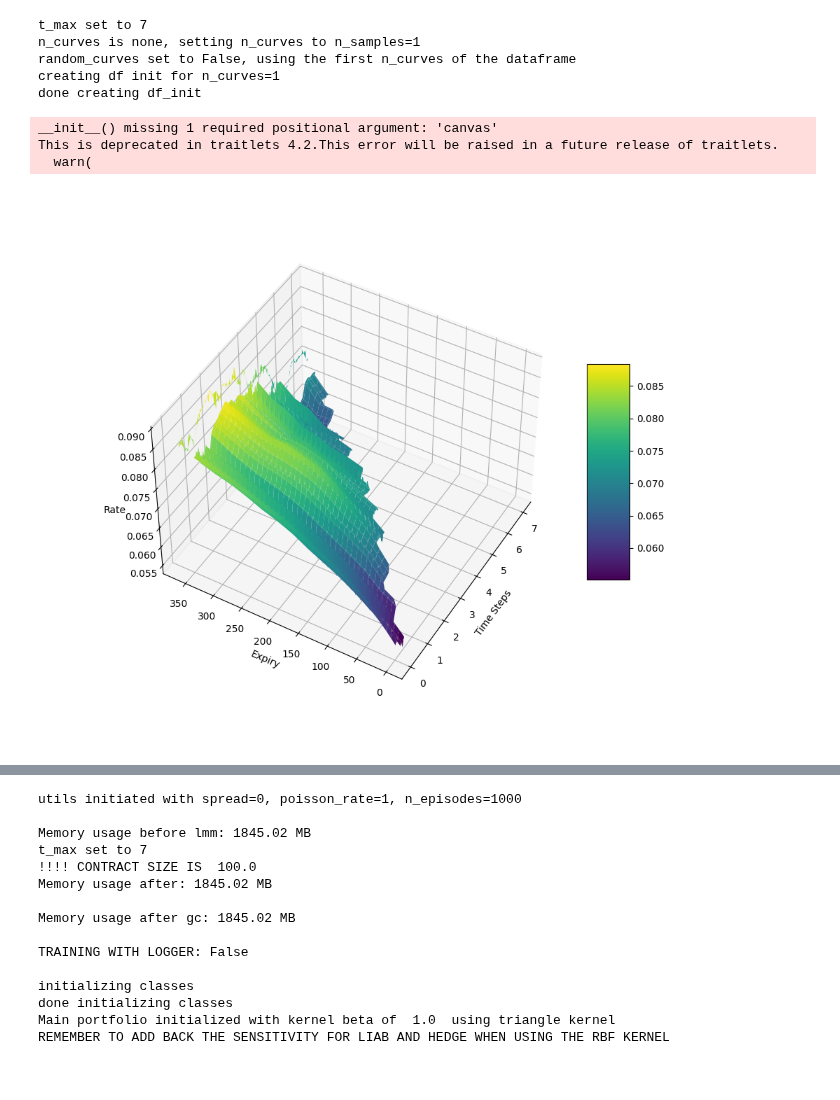
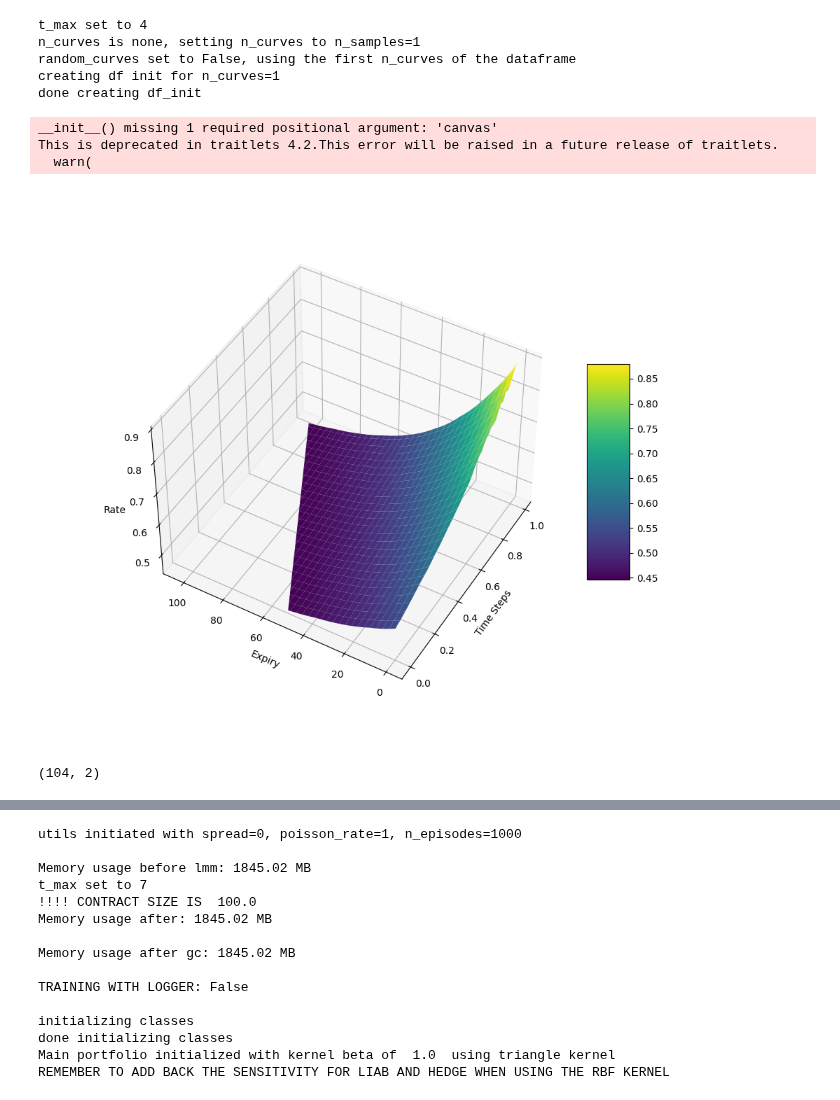
Before and after one commit to Dunkalot/gamma-vega-rl-hedging, a Jupyter notebook: test_rl.ipynb, the cells around one changed output, grey strips where cells are left out. Cells and saved outputs as stored; diff of their text form; code cells hidden in the pictures.

```diff
--- a/test_rl.ipynb
+++ b/test_rl.ipynb
@@ -17,23 +19,29 @@ FLAGS.mark_as_parsed()
 # %%
 from importlib import reload
 from environment import lmmsabr
+import matplotlib.pyplot as plt
 reload(lmmsabr)
-lmm = lmmsabr.LMMSABR(tenor=4, resolution=26)
-lmm.sample_starting_conditions()
+lmm = lmmsabr.LMMSABR(tenor=1, resolution=26)
+lmm.sample_starting_conditions(g_kwargs={'params':(0.04,0.1538,1.2447,0.0202)}, h_kwargs={'params':(1.1138, 0.0002,1.9833,0.3069)})
 lmm.prime()
+lmm.simulate(seed=3)
+lmm.get_swap_matrix()
+lmm.get_sabr_params()
+lmm.samples
+import numpy as np
+#np.sum(lmm.k_tensor_prod,axis=(2,3))
+#print(lmm.swap_idxs[0],lmm.swap_idxs[1])
+#lmm.plot(lmm.ttm_mat[np.ix_(lmm.swap_idxs[0],lmm.swap_idxs[1])]*lmm.alpha)
+#lmm.plot(np.sqrt(2*np.sum(lmm.V_terms,axis=(2,3)))/ (lmm.ttm_mat[np.ix_(lmm.swap_idxs[0],lmm.swap_idxs[1])]*lmm.alpha))
+lmm.plot(lmm.V)
+plt.show()
 # %% [output]
-t_max set to 7
+t_max set to 4
 n_curves is none, setting n_curves to n_samples=1
 random_curves set to False, using the first n_curves of the dataframe
 creating df init for n_curves=1
 done creating df_init
+__init__() missing 1 required positional argument: 'canvas'
+This is deprecated in traitlets 4.2.This error will be raised in a future release of traitlets.
+  warn(
+[figure, added]
-# %%
-from matplotlib import pyplot as plt
-lmm.simulate()
-lmm.plot(lmm.f_sim)
-plt.show()
-# %% [output]
-__init__() missing 1 required positional argument: 'canvas'
-This is deprecated in traitlets 4.2.This error will be raised in a future release of traitlets.
-  warn(
-[figure, removed]
@@ -39,0 +52,8 @@ This is deprecated in traitlets 4.2.This error will be raised in a future releas
+# %%
+lmm.get_swap_matrix()
+#print(lmm.swap_indices[1][0,0])
+#print(lmm.swap_indices[1][0,:])
+lmm.swap_indexer(lmm.s_mat_interp)[0,0]*lmm.W[0,0]
+(lmm.swap_indexer(lmm.s_mat_interp)[0,:]*lmm.W[0,:]).shape
+# %% [output]
+(104, 2)
```
Also changed, not shown: parts of 15 cells of this notebook, 7 other files.
